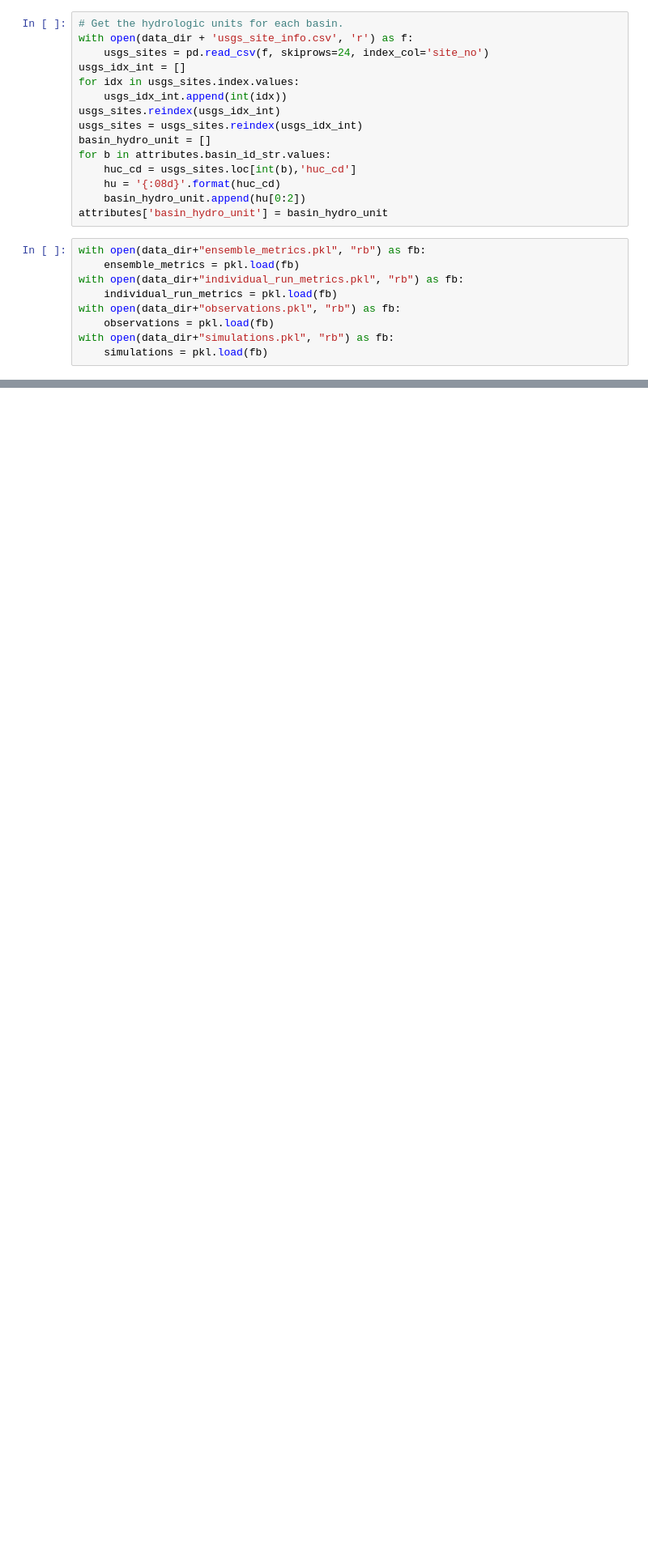
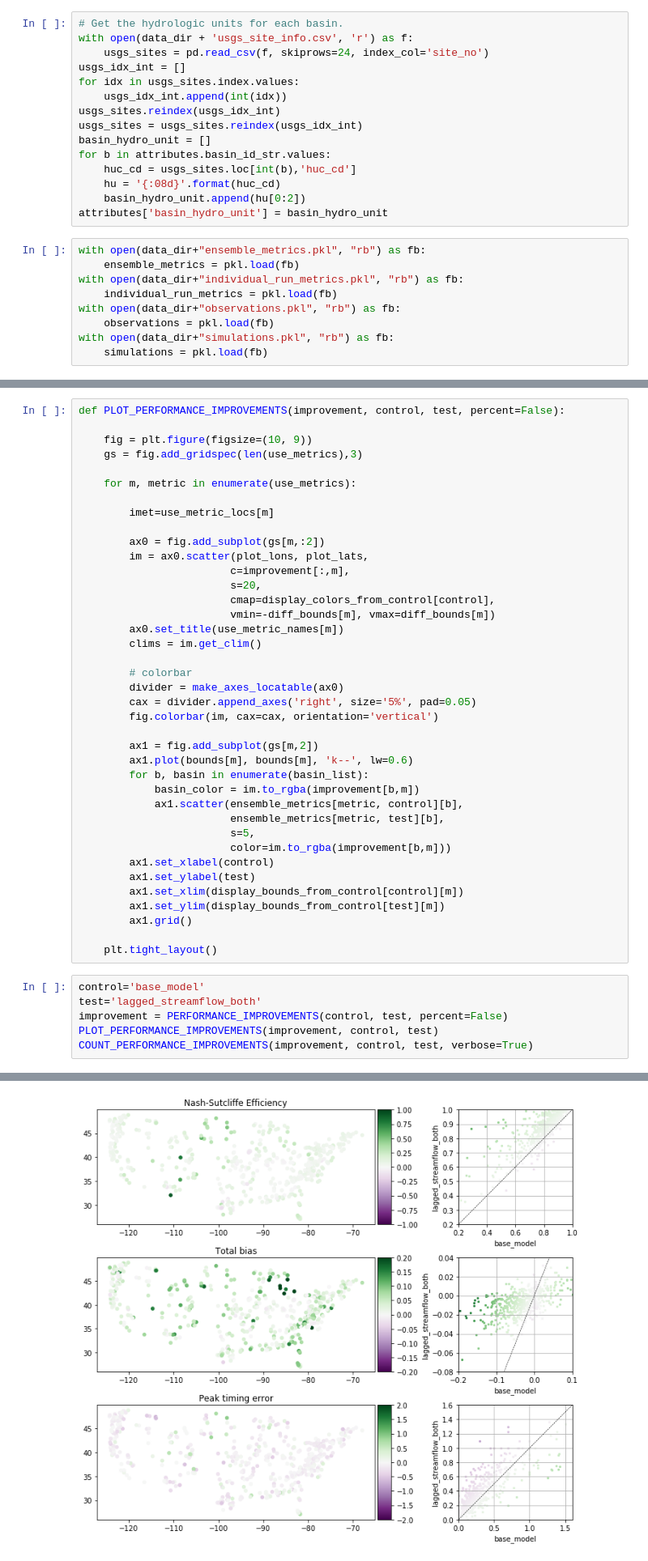
Before and after one commit to jmframe/lstm-da-analysis, a Jupyter notebook: assimilation_analysis_jmframe.ipynb, the cells around one changed output, grey strips where cells are left out. Shown at 81% size. Cells and saved outputs as stored; diff of their text form; blank space fills up the shorter version.

```diff
--- a/assimilation_analysis_jmframe.ipynb
+++ b/assimilation_analysis_jmframe.ipynb
@@ -94,0 +187,46 @@ nse(observations['01022500'], simulations['01022500', 'base_model'])
+# %%
+def PLOT_PERFORMANCE_IMPROVEMENTS(improvement, control, test, percent=False):
+
+    fig = plt.figure(figsize=(10, 9))
+    gs = fig.add_gridspec(len(use_metrics),3)
+
+    for m, metric in enumerate(use_metrics):
+
+        imet=use_metric_locs[m]
+
+        ax0 = fig.add_subplot(gs[m,:2])
+        im = ax0.scatter(plot_lons, plot_lats,
+                        c=improvement[:,m],
+                        s=20,
+                        cmap=display_colors_from_control[control],
+                        vmin=-diff_bounds[m], vmax=diff_bounds[m])
+        ax0.set_title(use_metric_names[m])
+        clims = im.get_clim()
+
+        # colorbar
+        divider = make_axes_locatable(ax0)
+        cax = divider.append_axes('right', size='5%', pad=0.05)
+        fig.colorbar(im, cax=cax, orientation='vertical')
+
+        ax1 = fig.add_subplot(gs[m,2])
+        ax1.plot(bounds[m], bounds[m], 'k--', lw=0.6)
+        for b, basin in enumerate(basin_list):
+            basin_color = im.to_rgba(improvement[b,m])
+            ax1.scatter(ensemble_metrics[metric, control][b],
+                        ensemble_metrics[metric, test][b],
+                        s=5,
+                        color=im.to_rgba(improvement[b,m]))
+        ax1.set_xlabel(control)
+        ax1.set_ylabel(test)
+        ax1.set_xlim(display_bounds_from_control[control][m])
+        ax1.set_ylim(display_bounds_from_control[test][m])
+        ax1.grid()
+
+    plt.tight_layout()
+# %%
+control='base_model'
+test='lagged_streamflow_both'
+improvement = PERFORMANCE_IMPROVEMENTS(control, test, percent=False)
+PLOT_PERFORMANCE_IMPROVEMENTS(improvement, control, test)
+COUNT_PERFORMANCE_IMPROVEMENTS(improvement, control, test, verbose=True)
+# %% [output]
@@ -94,0 +242 @@ nse(observations['01022500'], simulations['01022500', 'base_model'])
+[figure, added]
```
Also changed, not shown: parts of 13 cells of this notebook, 3 other files.
